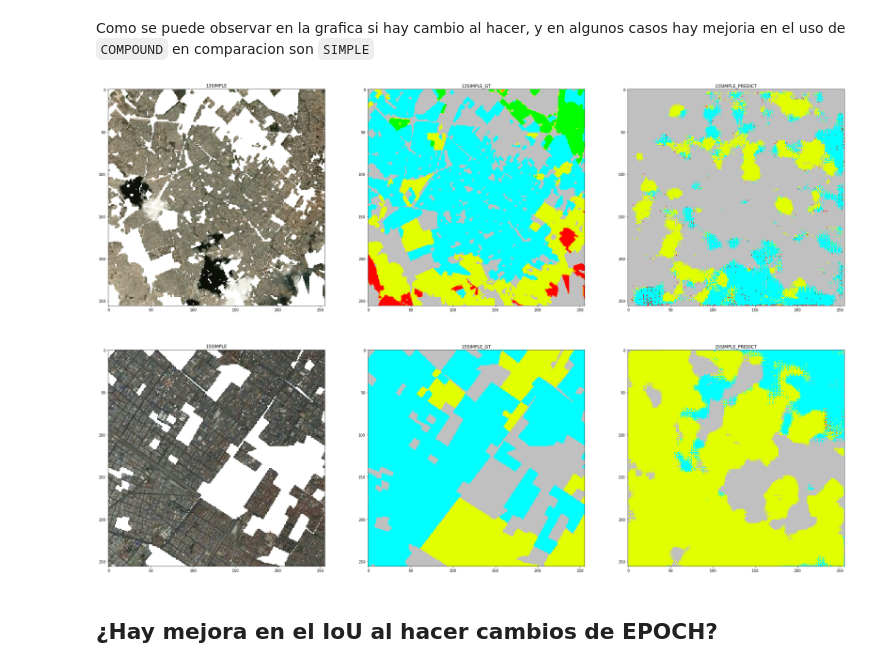
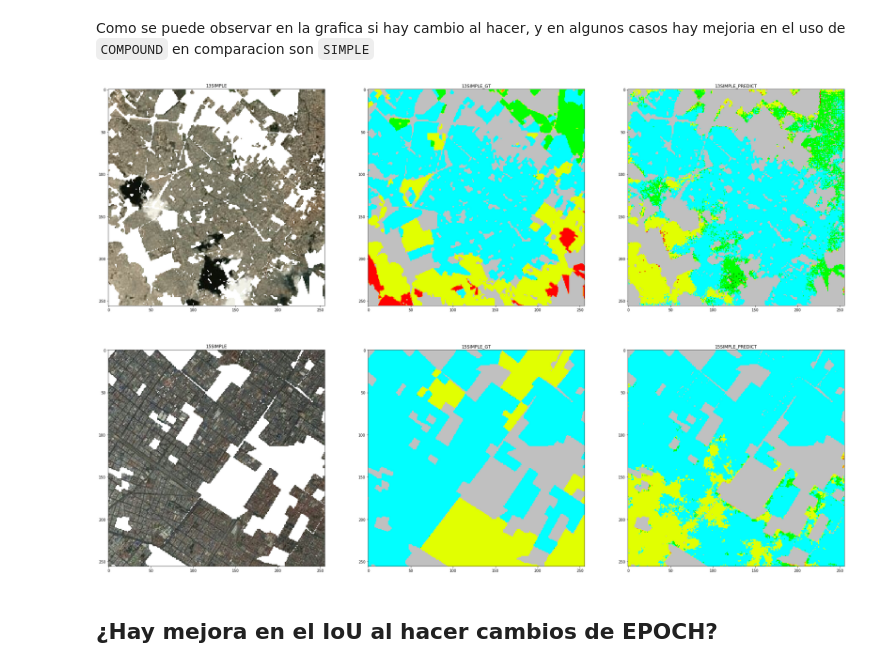
Before and after one commit to DaielChom/proyecto_uis, a Jupyter notebook: 07 - Presentación Resultados.ipynb, the cells around one changed output. Cells and saved outputs as stored; diff of their text form; code cells hidden in the pictures.

```diff
--- a/07 - Presentación Resultados.ipynb
+++ b/07 - Presentación Resultados.ipynb
@@ -191,23 +191,23 @@ grafica_bar(PRUEBA)
 # %% [markdown]
 Como se puede observar en la grafica si hay cambio al hacer, y en algunos casos hay mejoria en el uso de `COMPOUND` en comparacion son `SIMPLE`
 # %%
-PRUEBA = 8
+PRUEBA = 2
 TYPE = "SIMPLE"
 
 img = [0,12,33]
 img_13_simple = io.imread(PATH_DATASET.replace("#","13")+"/"+TYPE+"/val/0.png")
 img_13_simple_gt = io.imread(PATH_PRUEBAS+"/13_"+TYPE+"/prueba_"+str(PRUEBA)+"/Val/0_gt.png")
 img_13_simple_pred = io.imread(PATH_PRUEBAS+"/13_"+TYPE+"/prueba_"+str(PRUEBA)+"/Val/0_pred.png")
 
 img_15_simple = io.imread(PATH_DATASET.replace("#","15")+"/"+TYPE+"/val/33.png")
 img_15_simple_gt = io.imread(PATH_PRUEBAS+"/15_"+TYPE+"/prueba_"+str(PRUEBA)+"/Val/33_gt.png")
 img_15_simple_pred = io.imread(PATH_PRUEBAS+"/15_"+TYPE+"/prueba_"+str(PRUEBA)+"/Val/33_pred.png")
 
 images = [img_13_simple, img_13_simple_gt, img_13_simple_pred,img_15_simple, img_15_simple_gt, img_15_simple_pred ]
 titles = ["13"+TYPE, "13"+TYPE+"_GT", "13"+TYPE+"_PREDICT","15"+TYPE, "15"+TYPE+"_GT", "15"+TYPE+"_PREDICT"]
 hp.show_images(images,titles=titles,cols=2)
 # %% [output]
-[figure, old version]
+[figure, new version]
 # %% [markdown]
 ## ¿Hay mejora en el IoU al hacer cambios de EPOCH?
 # %%
```
Also changed, not shown: parts of 4 cells of this notebook, 17 other files.
